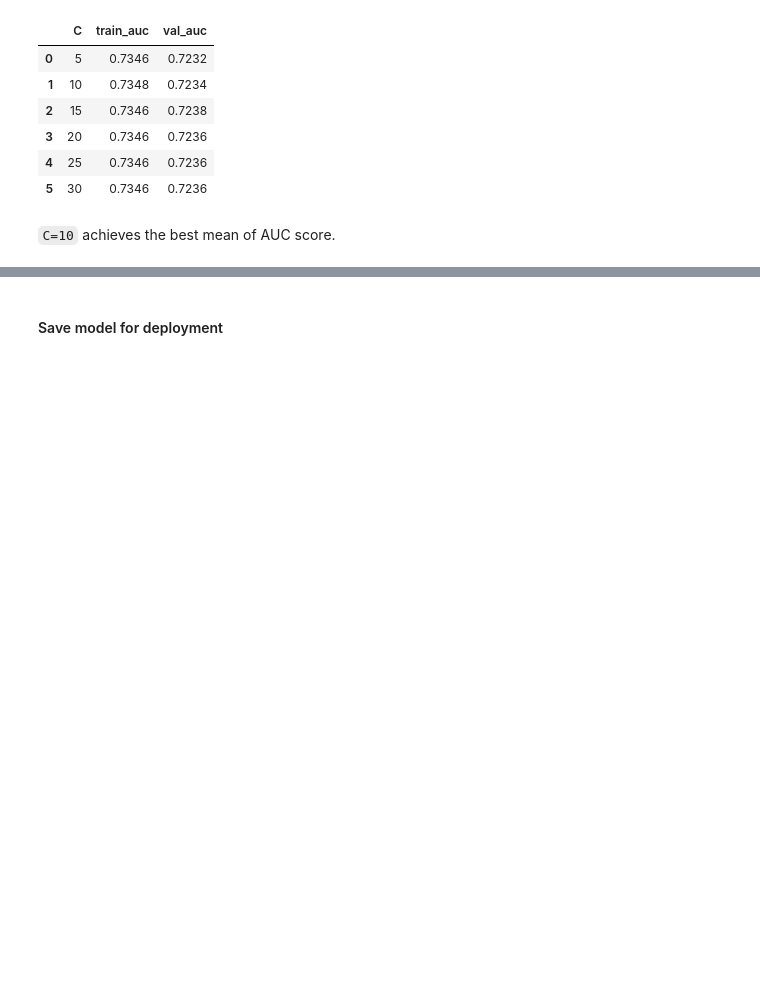
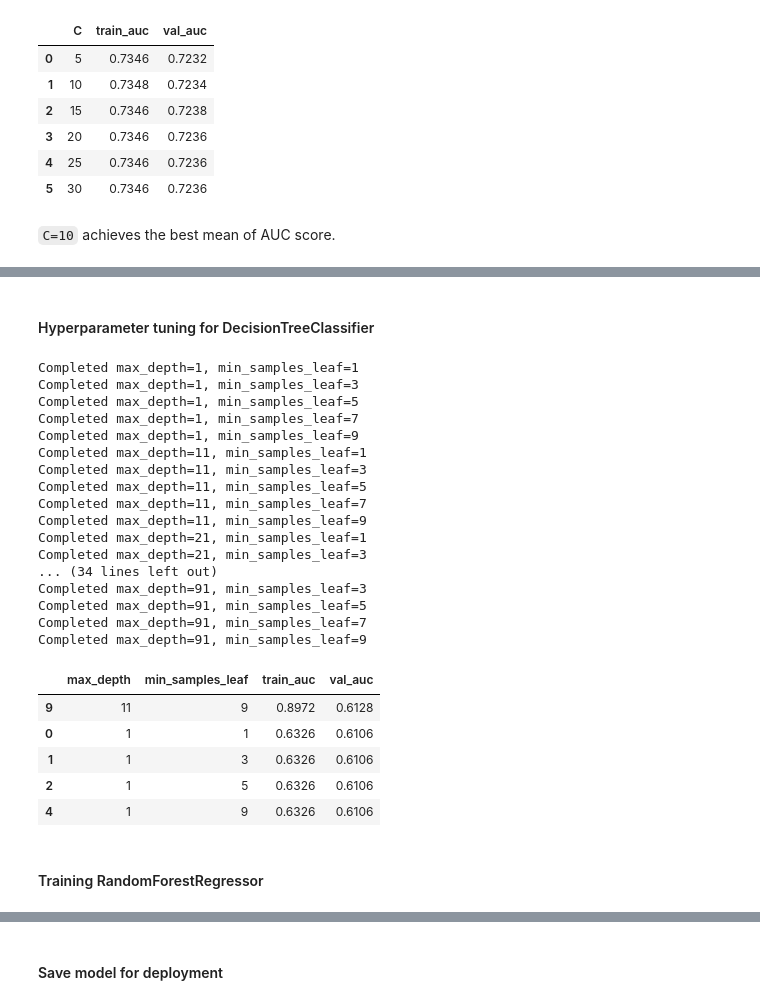
Before and after one commit to huanruizhang111/Machine-Learning-Zoomcamp-2025, a Jupyter notebook: Projects/Heart_Disease_Risk_Prediction/notebook.ipynb, the cells around one changed output, grey strips where cells are left out. Saved outputs shown, nothing was run; the diff lists cells and outputs as text; code cells hidden in the pictures; blank space fills up the shorter version.

```diff
--- a/Projects/Heart_Disease_Risk_Prediction/main.ipynb
+++ b/Projects/Heart_Disease_Risk_Prediction/notebook.ipynb
@@ -379,6 +379,6 @@ F1 reached its maximum when threshold=0.2
 # %%
 from sklearn.model_selection import KFold
-def k_fold_auc(df_train_full, categoricals, numericals, c=1.0):
+def k_fold_LogisticRegression_auc(df_train_full, categoricals, numericals, c=1.0):
     kf = KFold(n_splits=5, shuffle=True, random_state=1)
     kf_train_auc = []
     kf_val_auc = []
@@ -416,6 +416,6 @@ def k_fold_auc(df_train_full, categoricals, numericals, c=1.0):
     return kf_train_auc, kf_val_auc
 
 # calculate the standard deviation of the AUC scores
-kf_train_auc, kf_val_auc = k_fold_auc(df_train_full, categoricals, numericals)
-print(f'mean of train AUC: {np.mean(kf_train_auc)}, mean of val AUC: {np.mean(kf_val_auc)}, std of train AUC: {np.std(kf_train_auc)}, std of val AUC: {np.std(kf_val_auc)}')
+kf_lr_train_auc, kf_lr_val_auc = k_fold_LogisticRegression_auc(df_train_full, categoricals, numericals)
+print(f'mean of train LogisticRegression AUC: {np.mean(kf_lr_train_auc)}, mean of val AUC: {np.mean(kf_lr_val_auc)}, std of train AUC: {np.std(kf_lr_train_auc)}, std of val AUC: {np.std(kf_lr_val_auc)}')
 # %% [output]
@@ -446,0 +512,43 @@ df_auc_score_hyperparamters
+# %% [markdown]
+#### Hyperparameter tuning for DecisionTreeClassifier
+# %%
+max_depth_range=range(1, 101, 10)
+min_samples_leaf_range = range(1, 11, 2)
+auc_score_hyperparamters = []
+
+for maxD in max_depth_range:
+    for minS in min_samples_leaf_range:
+        kf_train_auc, kf_val_auc = k_fold_DecisionTreeClassifier_auc(df_train_full, categoricals, numericals, maxDepth=maxD, minSamplesLeaf=minS)
+        auc_score_hyperparamters.append([maxD, minS, kf_train_auc, kf_val_auc])
+        print(f'Completed max_depth={maxD}, min_samples_leaf={minS}')
+
+df_auc_score_hyperparamters = pd.DataFrame(auc_score_hyperparamters, columns=['max_depth', 'min_samples_leaf', 'train_auc', 'val_auc'])
+df_auc_score_hyperparamters['train_auc'] = df_auc_score_hyperparamters['train_auc'].apply(lambda x: np.mean(x))
+df_auc_score_hyperparamters['val_auc'] = df_auc_score_hyperparamters['val_auc'].apply(lambda x: np.mean(x))
+df_auc_score_hyperparamters.sort_values(by='val_auc', ascending=False).head()
+# %% [output]
+Completed max_depth=1, min_samples_leaf=1
+Completed max_depth=1, min_samples_leaf=3
+Completed max_depth=1, min_samples_leaf=5
+Completed max_depth=1, min_samples_leaf=7
+Completed max_depth=1, min_samples_leaf=9
+Completed max_depth=11, min_samples_leaf=1
+Completed max_depth=11, min_samples_leaf=3
+Completed max_depth=11, min_samples_leaf=5
+Completed max_depth=11, min_samples_leaf=7
+Completed max_depth=11, min_samples_leaf=9
+Completed max_depth=21, min_samples_leaf=1
+Completed max_depth=21, min_samples_leaf=3
+... (34 lines left out)
+Completed max_depth=91, min_samples_leaf=3
+Completed max_depth=91, min_samples_leaf=5
+Completed max_depth=91, min_samples_leaf=7
+Completed max_depth=91, min_samples_leaf=9
+|  | max_depth | min_samples_leaf | train_auc | val_auc |
+| 9 | 11 | 9 | 0.8972 | 0.6128 |
+| 0 | 1 | 1 | 0.6326 | 0.6106 |
+| 1 | 1 | 3 | 0.6326 | 0.6106 |
+| 2 | 1 | 5 | 0.6326 | 0.6106 |
+| 4 | 1 | 9 | 0.6326 | 0.6106 |
+# %% [markdown]
+#### Training RandomForestRegressor
```
Also changed, not shown: parts of 21 cells of this notebook, 2 other files.
